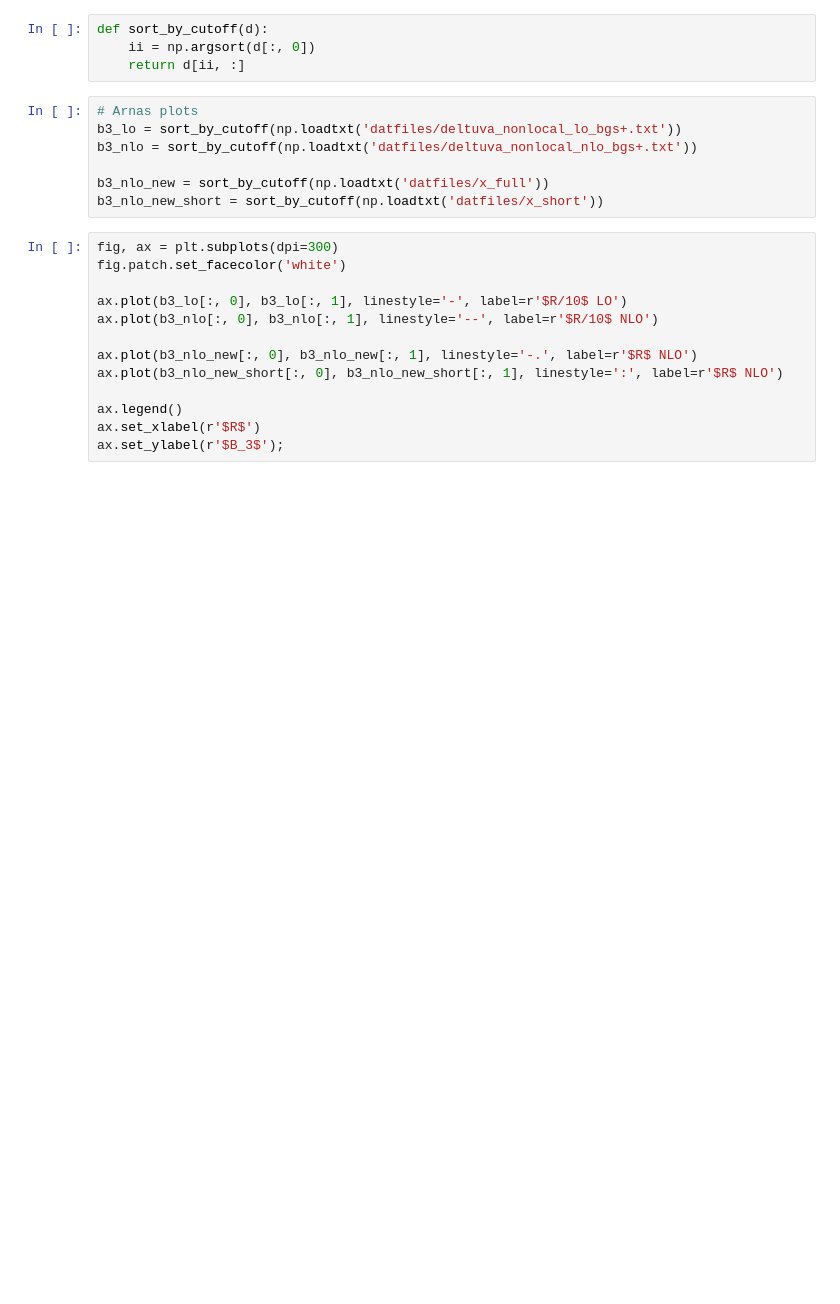
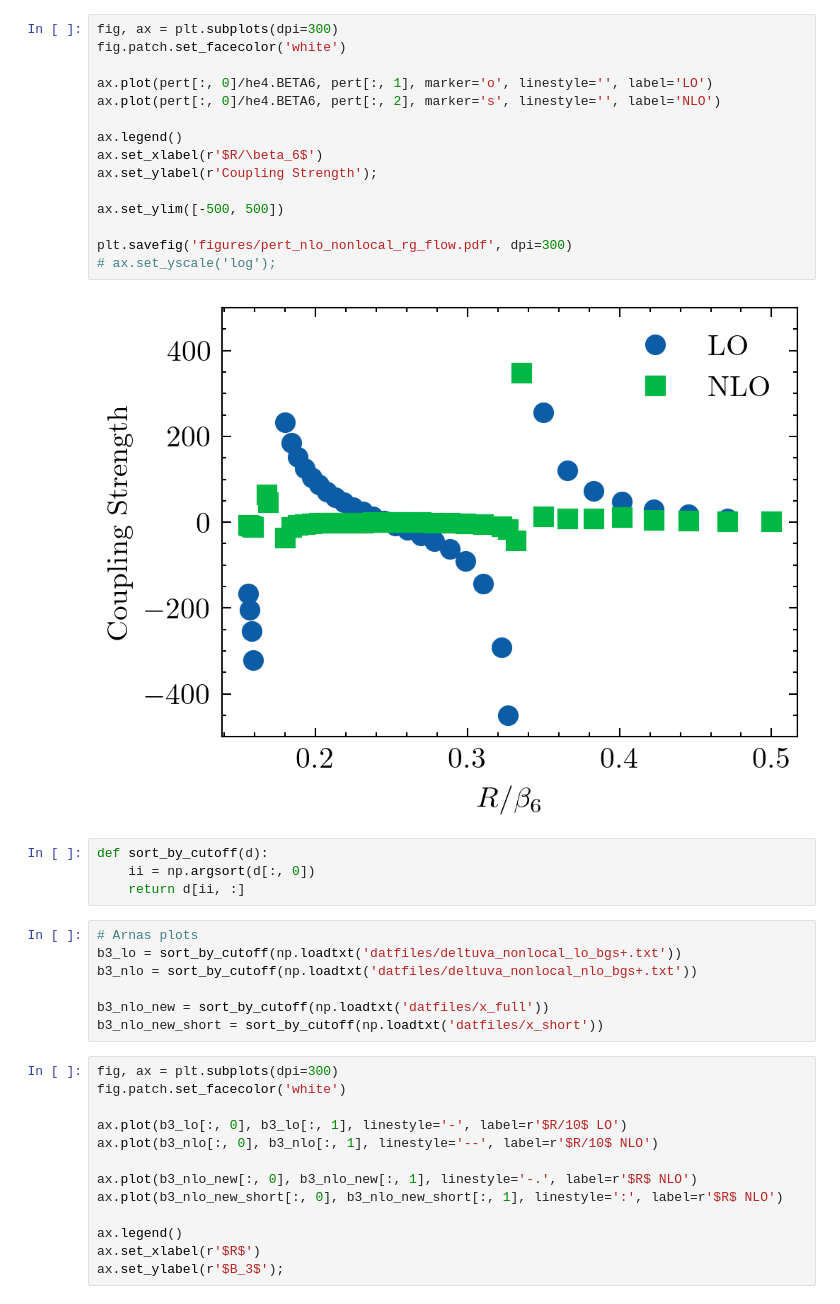
Before and after one commit to odell/vdw-nlo, a Jupyter notebook: Untitled-Copy1.ipynb, the cells around one changed output. Drawn from its saved outputs; the diff is of its cells as text; blank space fills up the shorter version.

```diff
--- a/Untitled-Copy1.ipynb
+++ b/Untitled-Copy1.ipynb
@@ -21,3 +26,20 @@ ax.set_ylabel(r'$g_{\rm LO}$');
+# %%
+fig, ax = plt.subplots(dpi=300)
+fig.patch.set_facecolor('white')
+
+ax.plot(pert[:, 0]/he4.BETA6, pert[:, 1], marker='o', linestyle='', label='LO')
+ax.plot(pert[:, 0]/he4.BETA6, pert[:, 2], marker='s', linestyle='', label='NLO')
+
+ax.legend()
+ax.set_xlabel(r'$R/\beta_6$')
+ax.set_ylabel(r'Coupling Strength');
+
+ax.set_ylim([-500, 500])
+
+plt.savefig('figures/pert_nlo_nonlocal_rg_flow.pdf', dpi=300)
+# ax.set_yscale('log');
+# %% [output]
+[figure, added]
 # %%
 def sort_by_cutoff(d):
     ii = np.argsort(d[:, 0])
```
Also changed, not shown: parts of 3 cells of this notebook, 49 other files.
